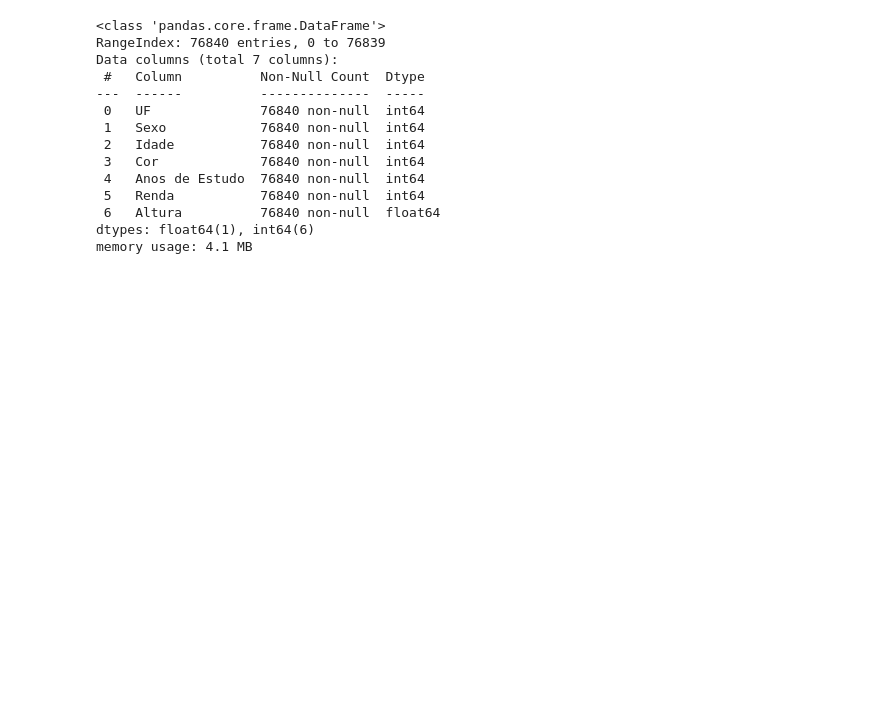
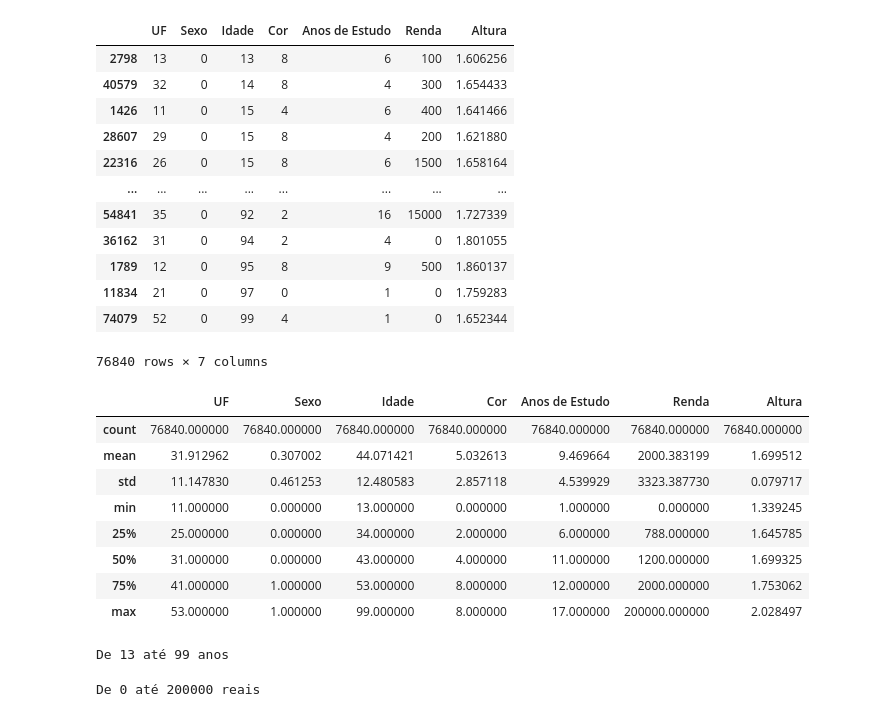
Before and after one commit to alineaprelini/Estat-stica, a Jupyter notebook: Estatística_básica.ipynb, the cells around one changed output. Saved outputs shown, nothing was run; the diff lists cells and outputs as text; code cells hidden in the pictures; blank space fills up the shorter version.

```diff
--- a/Estatística_básica.ipynb
+++ b/Estatística_básica.ipynb
@@ -29,17 +40,39 @@ df
+# %%
+#ordernar dados
+df.sort_values(by='Idade', ascending=True)
+# %% [output]
+|  | UF | Sexo | Idade | Cor | Anos de Estudo | Renda | Altura |
+| 2798 | 13 | 0 | 13 | 8 | 6 | 100 | 1.606256 |
+| 40579 | 32 | 0 | 14 | 8 | 4 | 300 | 1.654433 |
+| 1426 | 11 | 0 | 15 | 4 | 6 | 400 | 1.641466 |
+| 28607 | 29 | 0 | 15 | 8 | 4 | 200 | 1.621880 |
+| 22316 | 26 | 0 | 15 | 8 | 6 | 1500 | 1.658164 |
+| ... | ... | ... | ... | ... | ... | ... | ... |
+| 54841 | 35 | 0 | 92 | 2 | 16 | 15000 | 1.727339 |
+| 36162 | 31 | 0 | 94 | 2 | 4 | 0 | 1.801055 |
+| 1789 | 12 | 0 | 95 | 8 | 9 | 500 | 1.860137 |
+| 11834 | 21 | 0 | 97 | 0 | 1 | 0 | 1.759283 |
+| 74079 | 52 | 0 | 99 | 4 | 1 | 0 | 1.652344 |
+76840 rows × 7 columns
 # %%
-df.info()
+df.describe()
 # %% [output]
-<class 'pandas.core.frame.DataFrame'>
-RangeIndex: 76840 entries, 0 to 76839
-Data columns (total 7 columns):
- #   Column          Non-Null Count  Dtype
----  ------          --------------  -----
- 0   UF              76840 non-null  int64
- 1   Sexo            76840 non-null  int64
- 2   Idade           76840 non-null  int64
- 3   Cor             76840 non-null  int64
- 4   Anos de Estudo  76840 non-null  int64
- 5   Renda           76840 non-null  int64
- 6   Altura          76840 non-null  float64
-dtypes: float64(1), int64(6)
-memory usage: 4.1 MB
+|  | UF | Sexo | Idade | Cor | Anos de Estudo | Renda | Altura |
+| count | 76840.000000 | 76840.000000 | 76840.000000 | 76840.000000 | 76840.000000 | 76840.000000 | 76840.000000 |
+| mean | 31.912962 | 0.307002 | 44.071421 | 5.032613 | 9.469664 | 2000.383199 | 1.699512 |
+| std | 11.147830 | 0.461253 | 12.480583 | 2.857118 | 4.539929 | 3323.387730 | 0.079717 |
+| min | 11.000000 | 0.000000 | 13.000000 | 0.000000 | 1.000000 | 0.000000 | 1.339245 |
+| 25% | 25.000000 | 0.000000 | 34.000000 | 2.000000 | 6.000000 | 788.000000 | 1.645785 |
+| 50% | 31.000000 | 0.000000 | 43.000000 | 4.000000 | 11.000000 | 1200.000000 | 1.699325 |
+| 75% | 41.000000 | 1.000000 | 53.000000 | 8.000000 | 12.000000 | 2000.000000 | 1.753062 |
+| max | 53.000000 | 1.000000 | 99.000000 | 8.000000 | 17.000000 | 200000.000000 | 2.028497 |
+# %%
+#Minimo e máximo de idade
+print('De %s até %s anos' %(df['Idade'].min(), df['Idade'].max()))
+# %% [output]
+De 13 até 99 anos
+# %%
+#Minimo e máximo de renda
+print('De %s até %s reais' %(df['Renda'].min(), df['Renda'].max()))
+# %% [output]
+De 0 até 200000 reais
```
Also changed, not shown: parts of 3 cells of this notebook.
